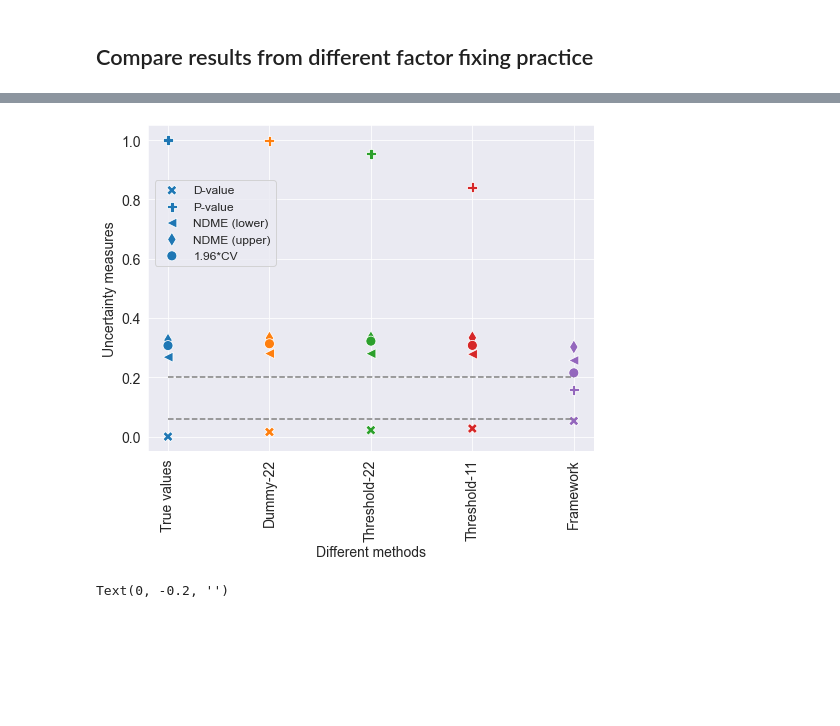
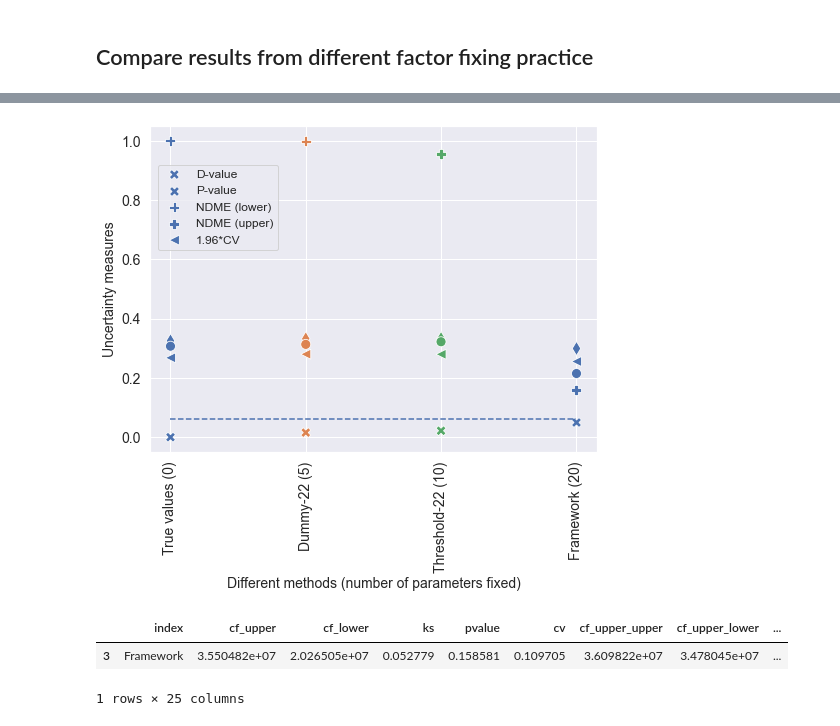
Before and after one commit to QianWanghhu/factor_fixing, a Jupyter notebook: qian_dev/visualization.ipynb, the cells around one changed output, grey strips where cells are left out. Drawn from its saved outputs; the diff is of its cells as text; code cells hidden in the pictures; blank space fills up the shorter version.

Commit message:
Remove plotting the dummy-11 for comparison

```diff
--- a/qian_dev/visualization.ipynb
+++ b/qian_dev/visualization.ipynb
@@ -359,7 +359,7 @@ df_plot = pd.read_csv(filepath+files[0], index_col = 'Unnamed: 0').T
 df_plot.rename(columns = {0: 'dummy'}, inplace=True)
 df_plot.loc[:, 'threshold'] = pd.read_csv(filepath+files[1], index_col = 'Unnamed: 0').T
 # df_plot.loc[:, 'beta_dummy'] = pd.read_csv(filepath+files[2], index_col = 'Unnamed: 0').T
-df_plot.loc[:, 'beta_threshold'] = pd.read_csv(filepath+files[3], index_col = 'Unnamed: 0').T
+# df_plot.loc[:, 'beta_threshold'] = pd.read_csv(filepath+files[3], index_col = 'Unnamed: 0').T
 # load uncond file
 with open(f'{filepath}error_measures/1029_cal/y_uncond_stats.json', 'r') as fp:
     uncond = json.load(fp)
@@ -382,7 +382,7 @@ df.dropna(axis=0, inplace=True)
 
 # change the order of columns so that the unconditional value is in the first column
 cols = df.columns
-columnsTitles = [cols[3], *cols[0:3], cols[-1]]
+columnsTitles = [cols[2], *cols[0:2], cols[-1]]
 df = df.reindex(columns=columnsTitles)
 df = df.T
 # %%
@@ -410,23 +418,26 @@ df.reset_index(inplace=True)
 # %%
+sns.set()
 fig, ax = plt.subplots(figsize=[8,6])
 sns.set_style('darkgrid')
 markers = ['X','P', '<', 'd', 'o']
 metrics = ['ks', 'pvalue', 'lower_mean', 'upper_mean', 'cf_cv']
 ldg = ['D-value', 'P-value', 'NDME (lower)', 'NDME (upper)', '1.96*CV']
 for i in range(len(metrics)):
     col = metrics[i]
     sns.scatterplot(ax=ax, x="index", y=col, hue="index", data=df, s = 100, marker=markers[i], legend=False);
-ax.hlines(0.061, xmin=ax.get_xticks()[0], xmax=ax.get_xticks()[-1], linestyle = '--', color='grey')
-ax.hlines(0.2, xmin=ax.get_xticks()[0], xmax=ax.get_xticks()[-1], linestyle = '--', color='grey')
-plt.legend(markers, labels=ldg, fontsize=12, bbox_to_anchor = (0.3, 0.85))
-ax.set_xticklabels(['True values', 'Dummy-22', 'Threshold-22', 'Threshold-11', 'Framework'], size=14, rotation=90)
+ax.hlines(0.061, xmin=ax.get_xticks()[0], xmax=ax.get_xticks()[-1], linestyle = '--')
+# ax.hlines(0.2, xmin=ax.get_xticks()[0], xmax=ax.get_xticks()[-1], linestyle = '--', color='grey')
+plt.legend(markers, labels=ldg, fontsize=12, bbox_to_anchor = (0.3, 0.90))
+ax.set_xticklabels(['True values (0)', 'Dummy-22 (5)', 'Threshold-22 (10)', 'Framework (20)'], size=14, rotation=90) #'Threshold-11',
 ax.set_yticklabels(np.round(ax.get_yticks(), 2), size=14)
-ax.set_xlabel('Different methods', size=14)
+ax.set_xlabel('Different methods (number of parameters fixed)', size=14)
 ax.set_ylabel('Uncertainty measures', size=14);
-plt.savefig('../output/paper0915/figure/Figure_comp_practices.png', format='png', dpi=300, bbox_inches='tight')
+# plt.savefig('../output/paper0915/figure/Figure_comp_practices.png', format='png', dpi=300, bbox_inches='tight')
 # %% [output]
-[figure, old version]
+[figure, new version]
-# %%
-list(ax.get_yticklabels())[0]
-# %% [output]
-Text(0, -0.2, '')
+# %%
+df[df['index'] == 'Framework']
+# %% [output]
+|  | index | cf_upper | cf_lower | ks | pvalue | cv | cf_upper_upper | cf_upper_lower | ... |
+| 3 | Framework | 3.550482e+07 | 2.026505e+07 | 0.052779 | 0.158581 | 0.109705 | 3.609822e+07 | 3.478045e+07 | ... |
+1 rows × 25 columns
```
Also changed, not shown: parts of 2 cells of this notebook.
